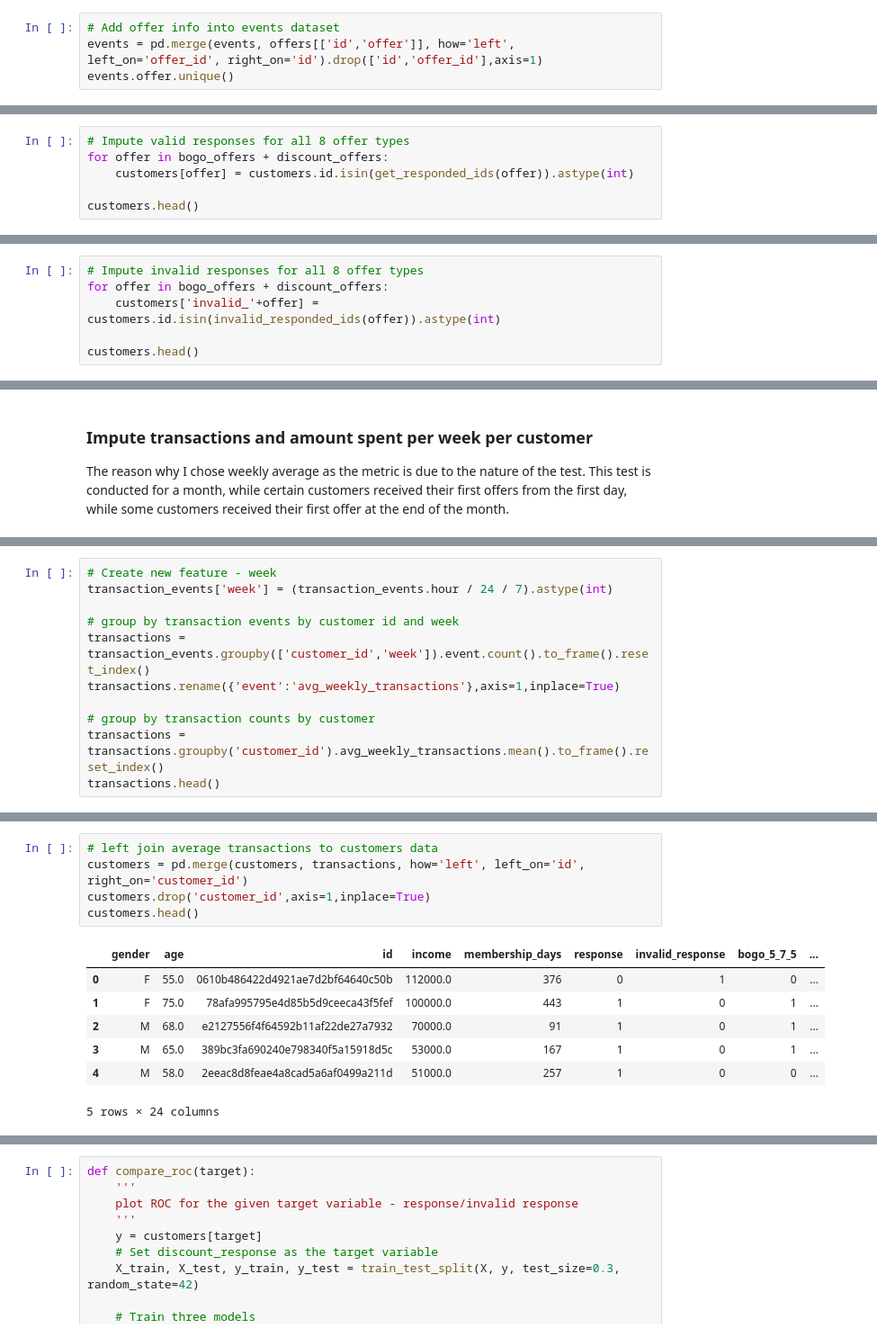
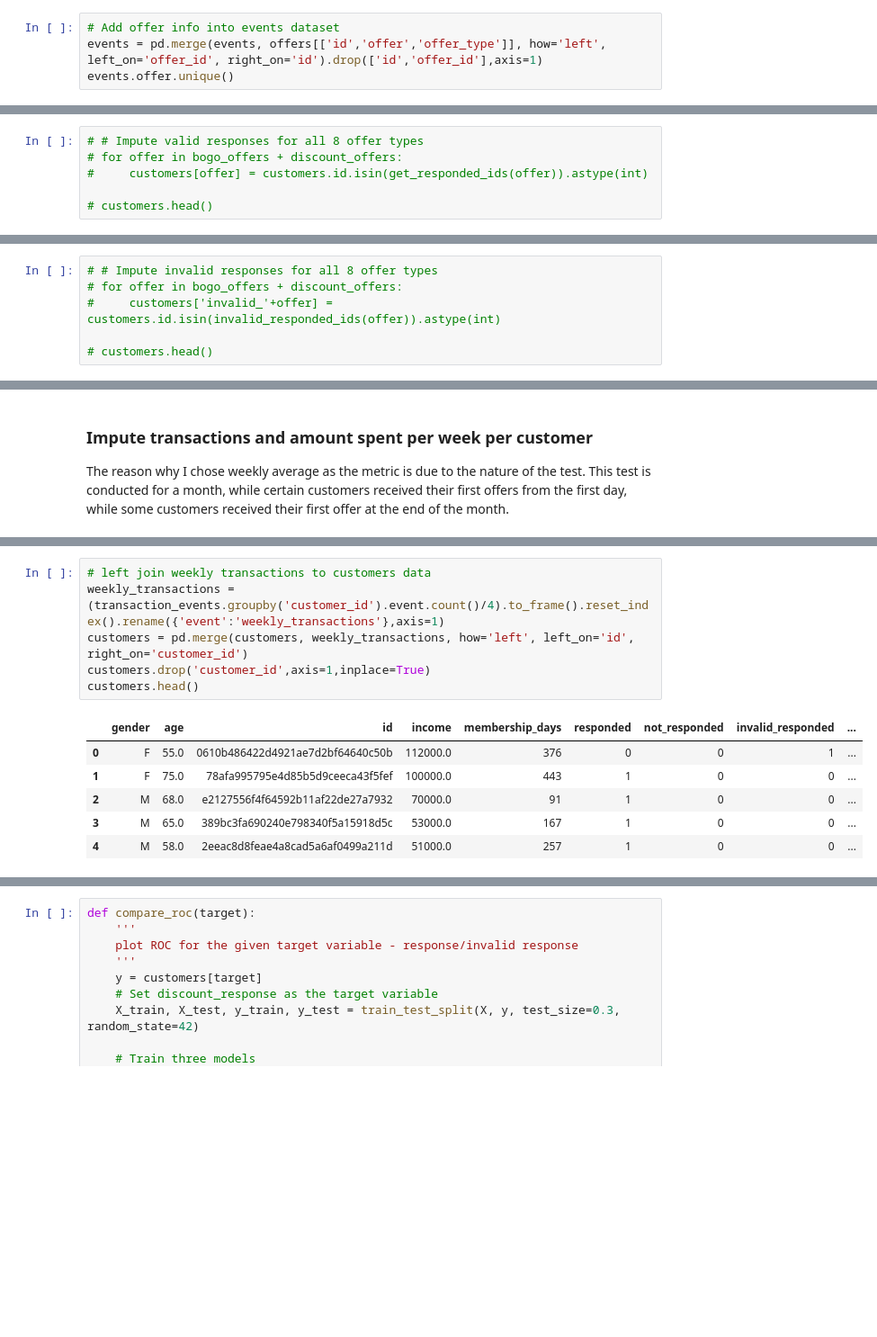
Before and after one commit to kevingao1136/Udacity_DataScience_Nanodegree, a Jupyter notebook: Starbucks_Capstone_Challenge/Starbucks_Capstone.ipynb, the cells around one changed output, grey strips where cells are left out. Shown at 90% size. Saved outputs shown, nothing was run; the diff lists cells and outputs as text; blank space fills up the shorter version.

```diff
--- a/Starbucks_Capstone_Challenge/Starbucks_Capstone.ipynb
+++ b/Starbucks_Capstone_Challenge/Starbucks_Capstone.ipynb
@@ -88,7 +88,7 @@ events has 306514 rows
 - Seperate transaction events and offer events, to define customer response based on offer events
 # %%
 # Add offer info into events dataset
-events = pd.merge(events, offers[['id','offer']], how='left', left_on='offer_id', right_on='id').drop(['id','offer_id'],axis=1)
+events = pd.merge(events, offers[['id','offer','offer_type']], how='left', left_on='offer_id', right_on='id').drop(['id','offer_id'],axis=1)
 events.offer.unique()
 # %% [output]
 array(['bogo_5_7_5', 'discount_20_10_5', 'discount_10_7_2',
@@ -386,6 +478,6 @@ def get_responded_ids(offer):
 # %%
-# Impute valid responses for all 8 offer types
-for offer in bogo_offers + discount_offers:
-    customers[offer] = customers.id.isin(get_responded_ids(offer)).astype(int)
+# # Impute valid responses for all 8 offer types
+# for offer in bogo_offers + discount_offers:
+#     customers[offer] = customers.id.isin(get_responded_ids(offer)).astype(int)
 
-customers.head()
+# customers.head()
@@ -411,6 +496,6 @@ def invalid_responded_ids(offer):
 # %%
-# Impute invalid responses for all 8 offer types
-for offer in bogo_offers + discount_offers:
-    customers['invalid_'+offer] = customers.id.isin(invalid_responded_ids(offer)).astype(int)
+# # Impute invalid responses for all 8 offer types
+# for offer in bogo_offers + discount_offers:
+#     customers['invalid_'+offer] = customers.id.isin(invalid_responded_ids(offer)).astype(int)
 
-customers.head()
+# customers.head()
@@ -439,11 +504,0 @@ transaction_events.head()
-# %%
-# Create new feature - week
-transaction_events['week'] = (transaction_events.hour / 24 / 7).astype(int)
-
-# group by transaction events by customer id and week
-transactions = transaction_events.groupby(['customer_id','week']).event.count().to_frame().reset_index()
-transactions.rename({'event':'avg_weekly_transactions'},axis=1,inplace=True)
-
-# group by transaction counts by customer
-transactions = transactions.groupby('customer_id').avg_weekly_transactions.mean().to_frame().reset_index()
-transactions.head()
@@ -457,13 +505,13 @@ transactions.head()
 # %%
-# left join average transactions to customers data
-customers = pd.merge(customers, transactions, how='left', left_on='id', right_on='customer_id')
+# left join weekly transactions to customers data
+weekly_transactions = (transaction_events.groupby('customer_id').event.count()/4).to_frame().reset_index().rename({'event':'weekly_transactions'},axis=1)
+customers = pd.merge(customers, weekly_transactions, how='left', left_on='id', right_on='customer_id')
 customers.drop('customer_id',axis=1,inplace=True)
 customers.head()
 # %% [output]
-|  | gender | age | id | income | membership_days | response | invalid_response | bogo_5_7_5 | ... |
-| 0 | F | 55.0 | 0610b486422d4921ae7d2bf64640c50b | 112000.0 | 376 | 0 | 1 | 0 | ... |
-| 1 | F | 75.0 | 78afa995795e4d85b5d9ceeca43f5fef | 100000.0 | 443 | 1 | 0 | 1 | ... |
-| 2 | M | 68.0 | e2127556f4f64592b11af22de27a7932 | 70000.0 | 91 | 1 | 0 | 1 | ... |
-| 3 | M | 65.0 | 389bc3fa690240e798340f5a15918d5c | 53000.0 | 167 | 1 | 0 | 1 | ... |
+|  | gender | age | id | income | membership_days | responded | not_responded | invalid_responded | ... |
+| 0 | F | 55.0 | 0610b486422d4921ae7d2bf64640c50b | 112000.0 | 376 | 0 | 0 | 1 | ... |
+| 1 | F | 75.0 | 78afa995795e4d85b5d9ceeca43f5fef | 100000.0 | 443 | 1 | 0 | 0 | ... |
+| 2 | M | 68.0 | e2127556f4f64592b11af22de27a7932 | 70000.0 | 91 | 1 | 0 | 0 | ... |
+| 3 | M | 65.0 | 389bc3fa690240e798340f5a15918d5c | 53000.0 | 167 | 1 | 0 | 0 | ... |
 | 4 | M | 58.0 | 2eeac8d8feae4a8cad5a6af0499a211d | 51000.0 | 257 | 1 | 0 | 0 | ... |
-5 rows × 24 columns
```
Also changed, not shown: parts of 66 cells of this notebook.
